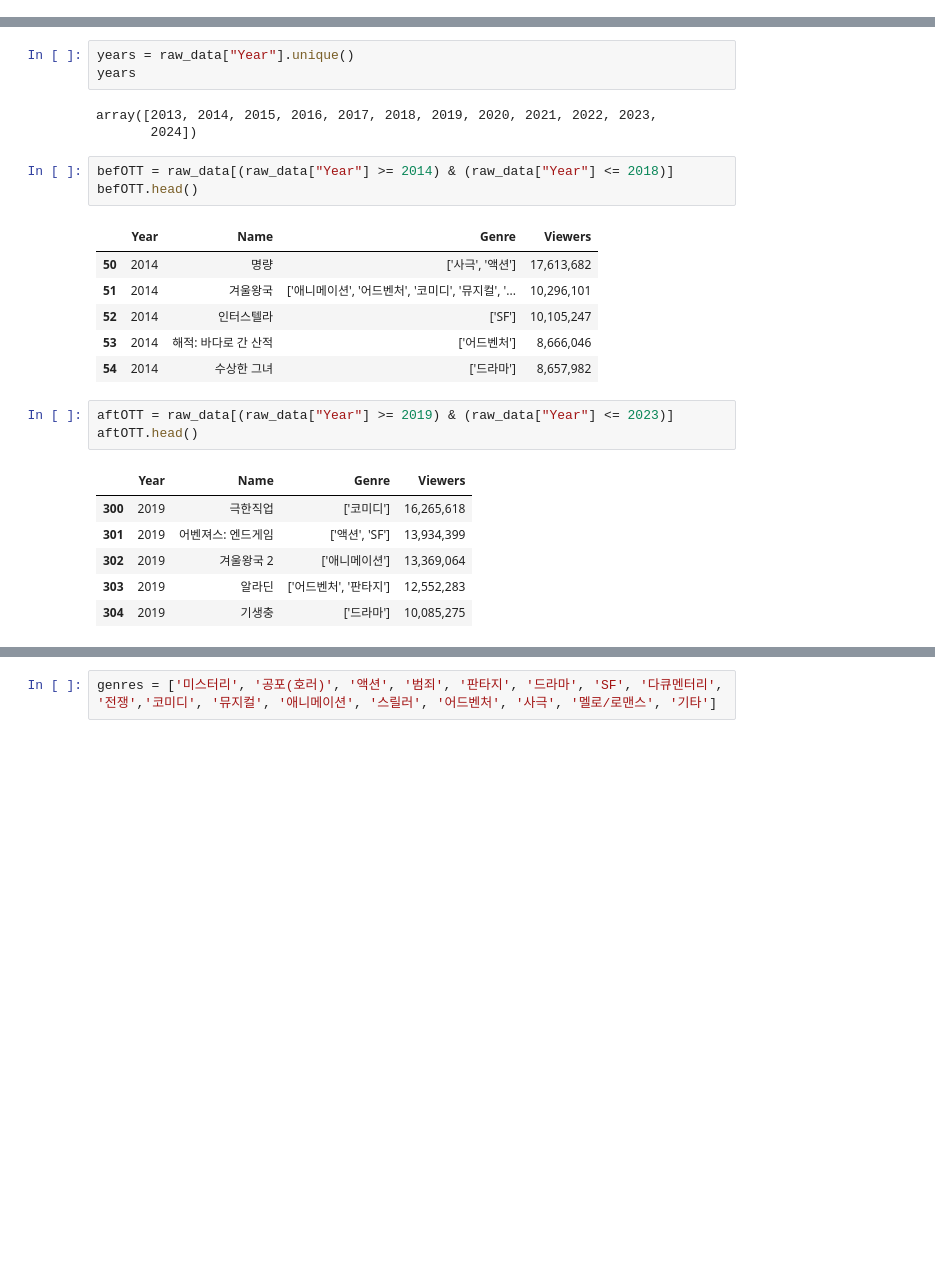
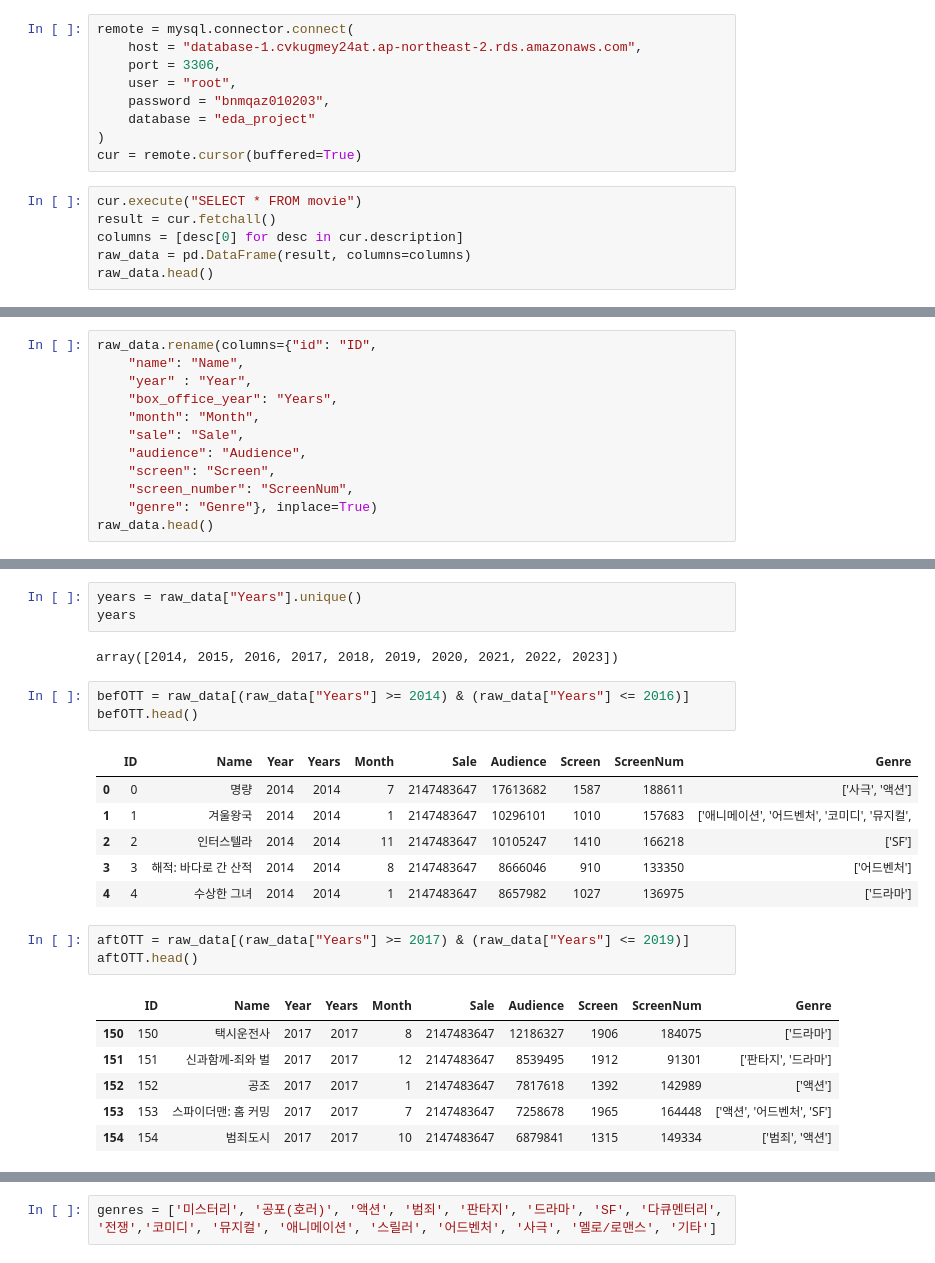
Before and after one commit to addinedu-ros-8th/eda-repo-1, a Jupyter notebook: src/ott_bef_aft_genre_analysis.ipynb, the cells around one changed output, grey strips where cells are left out. Saved outputs shown, nothing was run; the diff lists cells and outputs as text; blank space fills up the shorter version.

```diff
--- a/src/ott_bef_aft_genre_analysis.ipynb
+++ b/src/ott_bef_aft_genre_analysis.ipynb
@@ -44,0 +16,15 @@ raw_data.head()
+# %%
+remote = mysql.connector.connect(
+    host = "database-1.cvkugmey24at.ap-northeast-2.rds.amazonaws.com",
+    port = 3306,
+    user = "root",
+    password = "bnmqaz010203",
+    database = "eda_project"
+)
+cur = remote.cursor(buffered=True)
+# %%
+cur.execute("SELECT * FROM movie")
+result = cur.fetchall()
+columns = [desc[0] for desc in cur.description]
+raw_data = pd.DataFrame(result, columns=columns)
+raw_data.head()
@@ -44,0 +48,12 @@ raw_data.head()
+# %%
+raw_data.rename(columns={"id": "ID",
+    "name": "Name",
+    "year" : "Year",
+    "box_office_year": "Years",
+    "month": "Month",
+    "sale": "Sale",
+    "audience": "Audience",
+    "screen": "Screen",
+    "screen_number": "ScreenNum",
+    "genre": "Genre"}, inplace=True)
+raw_data.head()
@@ -45,26 +67,25 @@ raw_data.head()
 # %%
-years = raw_data["Year"].unique()
+years = raw_data["Years"].unique()
 years
 # %% [output]
-array([2013, 2014, 2015, 2016, 2017, 2018, 2019, 2020, 2021, 2022, 2023,
-       2024])
+array([2014, 2015, 2016, 2017, 2018, 2019, 2020, 2021, 2022, 2023])
 # %%
-befOTT = raw_data[(raw_data["Year"] >= 2014) & (raw_data["Year"] <= 2018)]
+befOTT = raw_data[(raw_data["Years"] >= 2014) & (raw_data["Years"] <= 2016)]
 befOTT.head()
 # %% [output]
-|  | Year | Name | Genre | Viewers |
-| 50 | 2014 | 명량 | ['사극', '액션'] | 17,613,682 |
-| 51 | 2014 | 겨울왕국 | ['애니메이션', '어드벤처', '코미디', '뮤지컬', '... | 10,296,101 |
-| 52 | 2014 | 인터스텔라 | ['SF'] | 10,105,247 |
-| 53 | 2014 | 해적: 바다로 간 산적 | ['어드벤처'] | 8,666,046 |
-| 54 | 2014 | 수상한 그녀 | ['드라마'] | 8,657,982 |
+|  | ID | Name | Year | Years | Month | Sale | Audience | Screen | ScreenNum | Genre |
+| 0 | 0 | 명량 | 2014 | 2014 | 7 | 2147483647 | 17613682 | 1587 | 188611 | ['사극', '액션'] |
+| 1 | 1 | 겨울왕국 | 2014 | 2014 | 1 | 2147483647 | 10296101 | 1010 | 157683 | ['애니메이션', '어드벤처', '코미디', '뮤지컬', |
+| 2 | 2 | 인터스텔라 | 2014 | 2014 | 11 | 2147483647 | 10105247 | 1410 | 166218 | ['SF'] |
+| 3 | 3 | 해적: 바다로 간 산적 | 2014 | 2014 | 8 | 2147483647 | 8666046 | 910 | 133350 | ['어드벤처'] |
+| 4 | 4 | 수상한 그녀 | 2014 | 2014 | 1 | 2147483647 | 8657982 | 1027 | 136975 | ['드라마'] |
 # %%
-aftOTT = raw_data[(raw_data["Year"] >= 2019) & (raw_data["Year"] <= 2023)]
+aftOTT = raw_data[(raw_data["Years"] >= 2017) & (raw_data["Years"] <= 2019)]
 aftOTT.head()
 # %% [output]
-|  | Year | Name | Genre | Viewers |
-| 300 | 2019 | 극한직업 | ['코미디'] | 16,265,618 |
-| 301 | 2019 | 어벤져스: 엔드게임 | ['액션', 'SF'] | 13,934,399 |
-| 302 | 2019 | 겨울왕국 2 | ['애니메이션'] | 13,369,064 |
-| 303 | 2019 | 알라딘 | ['어드벤처', '판타지'] | 12,552,283 |
-| 304 | 2019 | 기생충 | ['드라마'] | 10,085,275 |
+|  | ID | Name | Year | Years | Month | Sale | Audience | Screen | ScreenNum | Genre |
+| 150 | 150 | 택시운전사 | 2017 | 2017 | 8 | 2147483647 | 12186327 | 1906 | 184075 | ['드라마'] |
+| 151 | 151 | 신과함께-죄와 벌 | 2017 | 2017 | 12 | 2147483647 | 8539495 | 1912 | 91301 | ['판타지', '드라마'] |
+| 152 | 152 | 공조 | 2017 | 2017 | 1 | 2147483647 | 7817618 | 1392 | 142989 | ['액션'] |
+| 153 | 153 | 스파이더맨: 홈 커밍 | 2017 | 2017 | 7 | 2147483647 | 7258678 | 1965 | 164448 | ['액션', '어드벤처', 'SF'] |
+| 154 | 154 | 범죄도시 | 2017 | 2017 | 10 | 2147483647 | 6879841 | 1315 | 149334 | ['범죄', '액션'] |
```
Also changed, not shown: parts of 55 cells of this notebook.
